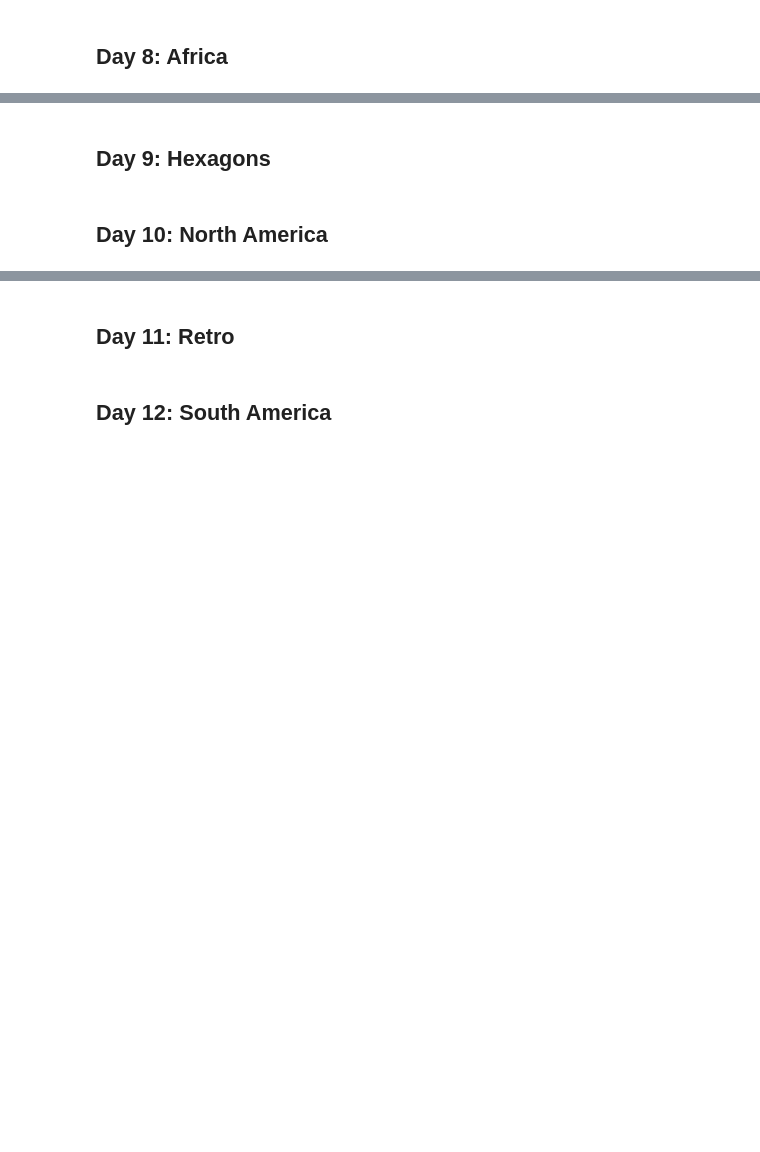
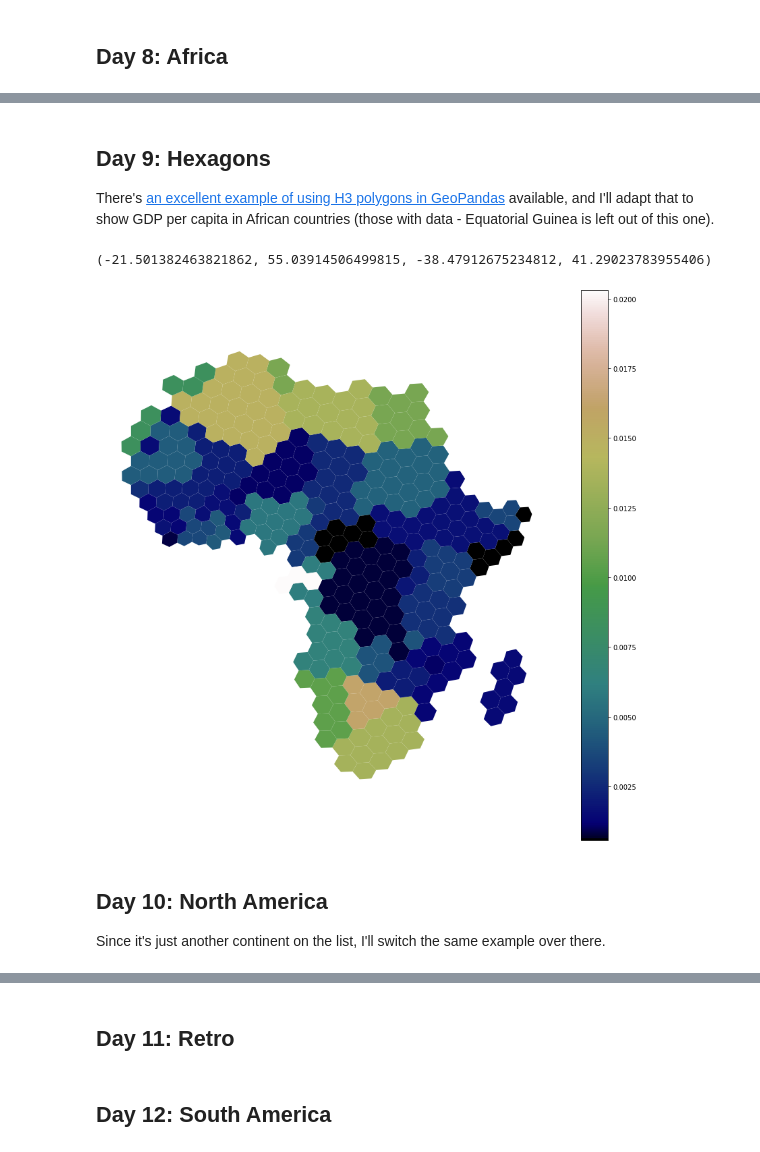
Before and after one commit to wboykinm/maptember, a Jupyter notebook: 2023/maptember_2023.ipynb, the cells around one changed output, grey strips where cells are left out. Drawn from its saved outputs; the diff is of its cells as text; code cells hidden in the pictures; blank space fills up the shorter version.

```diff
--- a/2023/maptember_2023.ipynb
+++ b/2023/maptember_2023.ipynb
@@ -183,4 +205,28 @@ gdf_ne_admin_0_110_africa.plot(
 # %% [markdown]
 ## Day 9: Hexagons
+
+There's [an excellent example of using H3 polygons in GeoPandas](https://stackoverflow.com/a/68137170/1676407) available, and I'll adapt that to show GDP per capita in African countries (those with data - Equatorial Guinea is left out of this one).
+# %%
+import h3pandas
+
+gdf = gpd.read_file(gpd.datasets.get_path('naturalearth_lowres'))
+gdf = gdf.loc[gdf['continent'].eq('Africa')]
+gdf['gdp_md_per_capita'] = gdf['gdp_md_est'].div(gdf['pop_est'])
+resolution = 2
+
+# Resample to H3 cells
+gdf_h3 = gdf.h3.polyfill_resample(resolution)
+ax = gdf_h3.plot(
+    figsize=(15, 15),
+    column='gdp_md_per_capita',
+    legend=True,
+    cmap='gist_earth'
+)
+ax.axis('off')
+# %% [output]
+(-21.501382463821862, 55.03914506499815, -38.47912675234812, 41.29023783955406)
+[figure, added]
 # %% [markdown]
 ## Day 10: North America
+
+Since it's just another continent on the list, I'll switch the same example over there.
```
Also changed, not shown: parts of 12 cells of this notebook.
